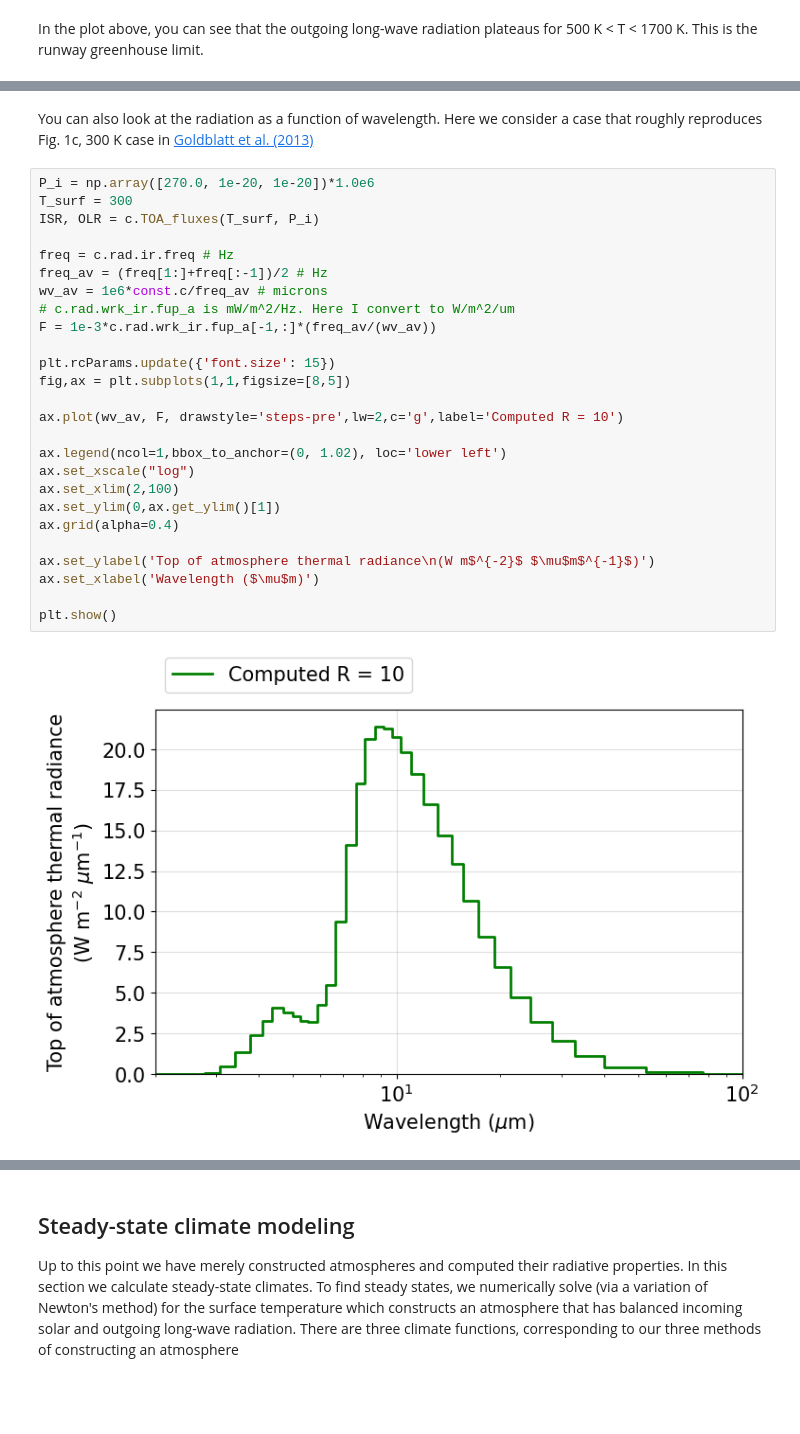
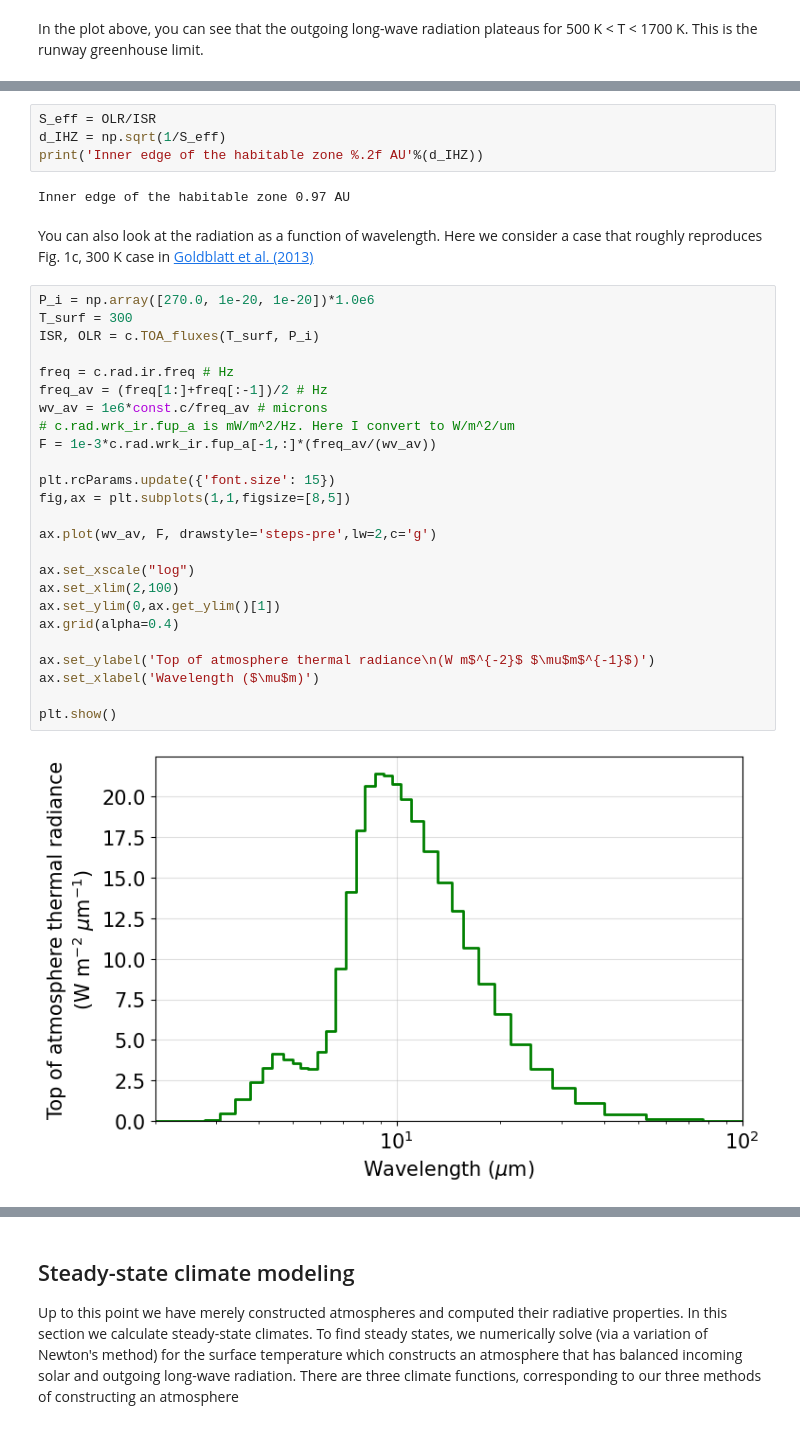
Before and after one commit to Nicholaswogan/clima, a Jupyter notebook: examples/Tutorial_AdiabatClimate.ipynb, the cells around one changed output, grey strips where cells are left out. Cells and saved outputs as stored; diff of their text form; blank space fills up the shorter version.

```diff
--- a/examples/Tutorial_AdiabatClimate.ipynb
+++ b/examples/Tutorial_AdiabatClimate.ipynb
@@ -218,30 +226,35 @@ Runway greenhouse limit = 291.820892 W/m^2
+# %%
+S_eff = OLR/ISR
+d_IHZ = np.sqrt(1/S_eff)
+print('Inner edge of the habitable zone %.2f AU'%(d_IHZ))
+# %% [output]
+Inner edge of the habitable zone 0.97 AU
 # %% [markdown]
 You can also look at the radiation as a function of wavelength. Here we consider a case that roughly reproduces Fig. 1c, 300 K case in [Goldblatt et al. (2013)](https://doi.org/10.1038/ngeo1892)
 # %%
 P_i = np.array([270.0, 1e-20, 1e-20])*1.0e6
 T_surf = 300
 ISR, OLR = c.TOA_fluxes(T_surf, P_i)
 
 freq = c.rad.ir.freq # Hz
 freq_av = (freq[1:]+freq[:-1])/2 # Hz
 wv_av = 1e6*const.c/freq_av # microns
 # c.rad.wrk_ir.fup_a is mW/m^2/Hz. Here I convert to W/m^2/um
 F = 1e-3*c.rad.wrk_ir.fup_a[-1,:]*(freq_av/(wv_av))
 
 plt.rcParams.update({'font.size': 15})
 fig,ax = plt.subplots(1,1,figsize=[8,5])
 
-ax.plot(wv_av, F, drawstyle='steps-pre',lw=2,c='g',label='Computed R = 10')
+ax.plot(wv_av, F, drawstyle='steps-pre',lw=2,c='g')
 
-ax.legend(ncol=1,bbox_to_anchor=(0, 1.02), loc='lower left')
 ax.set_xscale("log")
 ax.set_xlim(2,100)
 ax.set_ylim(0,ax.get_ylim()[1])
 ax.grid(alpha=0.4)
 
 ax.set_ylabel('Top of atmosphere thermal radiance\n(W m$^{-2}$ $\mu$m$^{-1}$)')
 ax.set_xlabel('Wavelength ($\mu$m)')
 
 plt.show()
 # %% [output]
-[figure, old version]
+[figure, new version]
```
Also changed, not shown: parts of 17 cells of this notebook, 1 other file.
